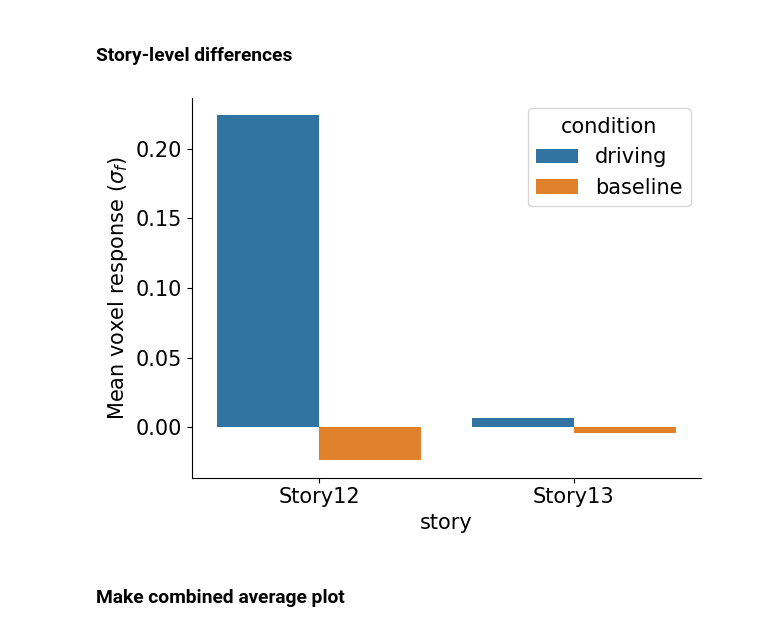
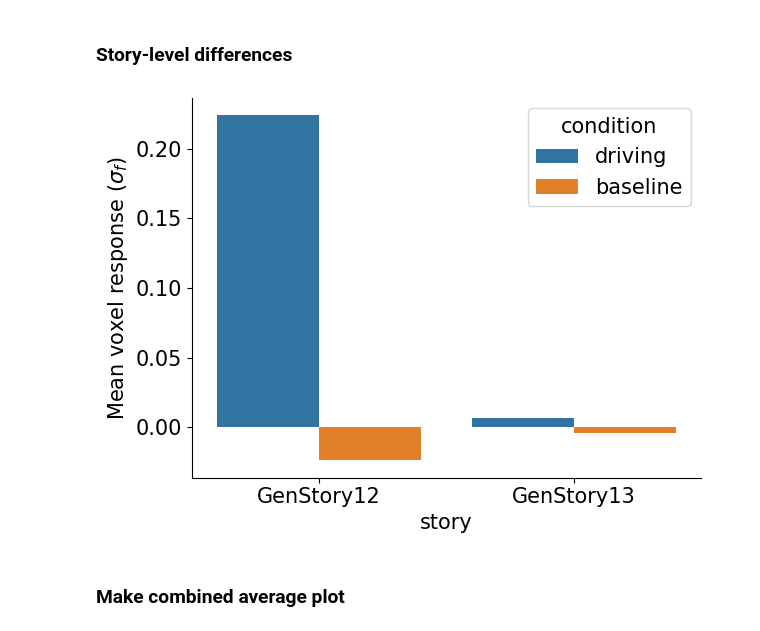
Before and after one commit to microsoft/automated-explanations, a Jupyter notebook: notebooks_stories/2_analyze_pilot/02_default.ipynb, the cells around one changed output. Saved outputs shown, nothing was run; the diff lists cells and outputs as text; code cells hidden in the pictures.

```diff
--- a/notebooks_stories/2_analyze_pilot/02_default.ipynb
+++ b/notebooks_stories/2_analyze_pilot/02_default.ipynb
@@ -30,6 +30,6 @@ dvu.set_style()
 # %%
-pilot_name = 'pilot_story_data.pkl'
-# pilot_name = 'pilot3_story_data.pkl'
+# pilot_name = 'pilot_story_data.pkl'
+pilot_name = 'pilot3_story_data.pkl'
 
 stories_data_dict = joblib.load(
     join(sasc.config.RESULTS_DIR, pilot_name))
@@ -177,27 +177,28 @@ plt.show()
 # %%
 use_clusters = False
 mats1 = mats[use_clusters]
 
 d = defaultdict(list)
+story_names = resp_np_files
 for i in range(len(mats1)):
     m = mats1[i]
     d['driving'].append(np.nanmean(np.diag(m)))
     d['baseline'].append(np.nanmean(m[~np.eye(m.shape[0], dtype=bool)]))
-    d['story'].append(stories_data_dict['story_name_new'][i][3:-10])
+    d['story'].append(story_names[i].replace('.npy', ''))
 
 df = pd.DataFrame.from_dict(d)
 
 # make barplot comparing driving and baseline
 df = df.melt(id_vars='story', value_vars=[
              'driving', 'baseline'], var_name='condition', value_name='mean')
 df = df.sort_values(by='story')
 sns.barplot(data=df, x='story', y='mean', hue='condition')
 plt.ylabel('Mean voxel response ($\sigma_f$)')
 plt.savefig(join(RESULTS_DIR, 'figs/main',
             pilot_name[:pilot_name.index('_')] + '_default_story_breakdown.pdf'))
 plt.show()
 # %% [output]
-[figure, old version]
+[figure, new version]
 # %% [markdown]
 ### Make combined average plot
 # %%
```
Also changed, not shown: parts of 2 cells of this notebook, 2 other files.
